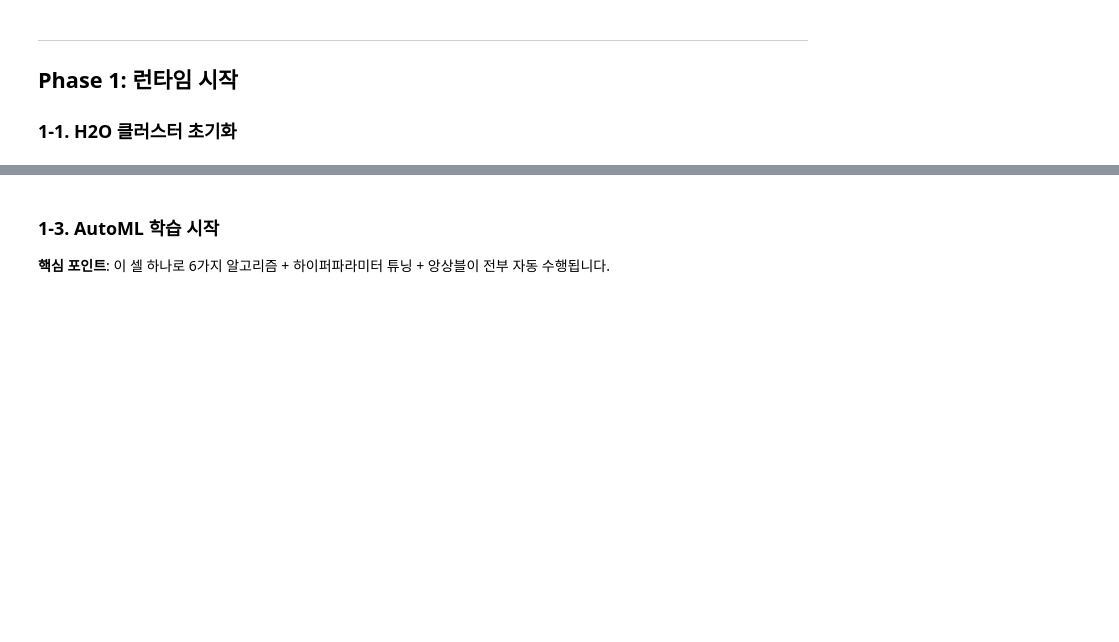
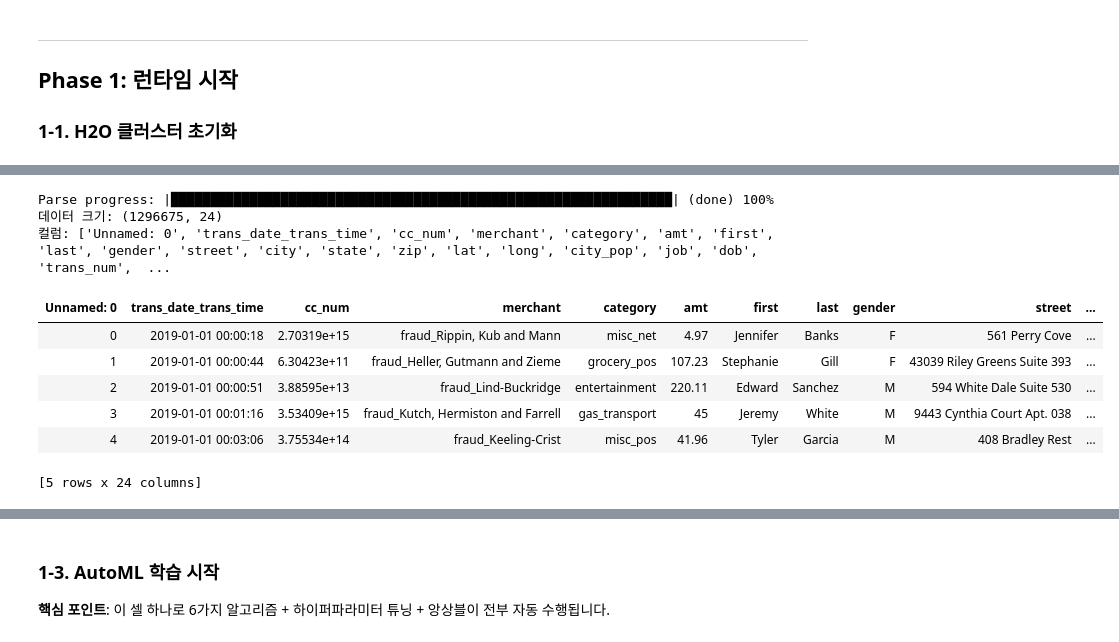
Before and after one commit to ModulabsRAPIDSLAB/H2O_AutoML, a Jupyter notebook: notebooks/01_h2o_automl_demo.ipynb, the cells around one changed output, grey strips where cells are left out. Drawn from its saved outputs; the diff is of its cells as text; code cells hidden in the pictures; blank space fills up the shorter version.

```diff
--- a/notebooks/01_h2o_automl_demo.ipynb
+++ b/notebooks/01_h2o_automl_demo.ipynb
@@ -32,11 +57,21 @@ h2o.init(nthreads=-1, max_mem_size="4G")
 # %%
-# H2O 공식 제공 Airlines 데이터셋 (~580MB, 전체의 5%)
-# 로컬: datasets/airlines_all.05p.csv
-# 원본: https://s3.amazonaws.com/h2o-public-test-data/bigdata/laptop/airlines_all.05p.csv
-airlines = h2o.import_file("../datasets/airlines_all.05p.csv")
+# 신용카드 거래 데이터셋 로드
+# 로컬: datasets/credit_card_transactions.csv
+credits = h2o.import_file("../datasets/credit_card_transactions.csv")
 
-print(f"데이터 크기: {airlines.shape}")
-print(f"컬럼: {airlines.columns}")
-airlines.head(5)
+print(f"데이터 크기: {credits.shape}")
+print(f"컬럼: {credits.columns}")
+credits.head(5)
+# %% [output]
+Parse progress: |████████████████████████████████████████████████████████████████| (done) 100%
+데이터 크기: (1296675, 24)
+컬럼: ['Unnamed: 0', 'trans_date_trans_time', 'cc_num', 'merchant', 'category', 'amt', 'first', 'last', 'gender', 'street', 'city', 'state', 'zip', 'lat', 'long', 'city_pop', 'job', 'dob', 'trans_num',  ...
+| Unnamed: 0 | trans_date_trans_time | cc_num | merchant | category | amt | first | last | gender | street | ... |
+| 0 | 2019-01-01 00:00:18 | 2.70319e+15 | fraud_Rippin, Kub and Mann | misc_net | 4.97 | Jennifer | Banks | F | 561 Perry Cove | ... |
+| 1 | 2019-01-01 00:00:44 | 6.30423e+11 | fraud_Heller, Gutmann and Zieme | grocery_pos | 107.23 | Stephanie | Gill | F | 43039 Riley Greens Suite 393 | ... |
+| 2 | 2019-01-01 00:00:51 | 3.88595e+13 | fraud_Lind-Buckridge | entertainment | 220.11 | Edward | Sanchez | M | 594 White Dale Suite 530 | ... |
+| 3 | 2019-01-01 00:01:16 | 3.53409e+15 | fraud_Kutch, Hermiston and Farrell | gas_transport | 45 | Jeremy | White | M | 9443 Cynthia Court Apt. 038 | ... |
+| 4 | 2019-01-01 00:03:06 | 3.75534e+14 | fraud_Keeling-Crist | misc_pos | 41.96 | Tyler | Garcia | M | 408 Bradley Rest | ... |
+[5 rows x 24 columns]
 # %%
 # 데이터 기본 탐색
```
Also changed, not shown: parts of 6 cells of this notebook, 2 other files.
